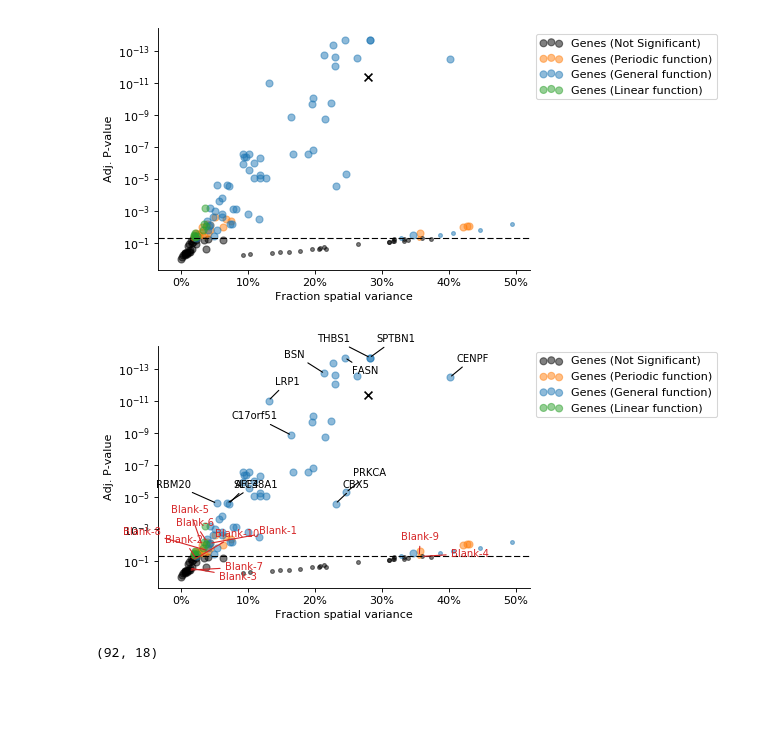
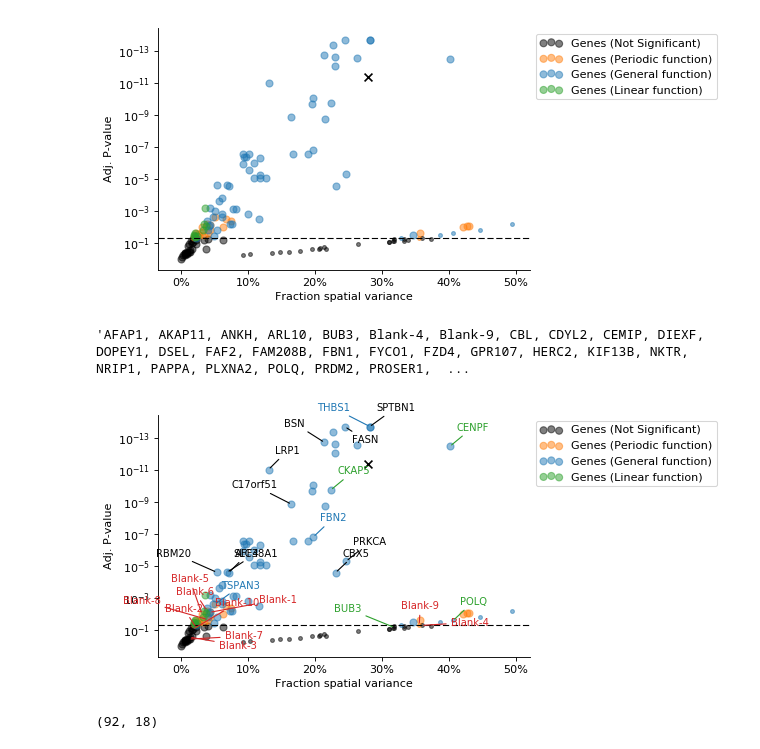
Before and after one commit to Teichlab/SpatialDE, a Jupyter notebook: Analysis/MERFISH/MERFISH Analysis.ipynb, the cells around one changed output. Drawn from its saved outputs; the diff is of its cells as text; code cells hidden in the pictures; blank space fills up the shorter version.

Commit message:
Annotated Moffit cell proliferation genes in FSV-pval plot

```diff
--- a/Analysis/MERFISH/MERFISH Analysis.ipynb
+++ b/Analysis/MERFISH/MERFISH Analysis.ipynb
@@ -256,3 +256,7 @@ plt.figure(figsize=(6, 4), dpi=80)
 SpatialDE.plot.FSV_sig(results, ms_results)
 # %% [output]
 [figure]
+# %%
+', '.join(results.g.tolist())
+# %% [output]
+'AFAP1, AKAP11, ANKH, ARL10, BUB3, Blank-4, Blank-9, CBL, CDYL2, CEMIP, DIEXF, DOPEY1, DSEL, FAF2, FAM208B, FBN1, FYCO1, FZD4, GPR107, HERC2, KIF13B, NKTR, NRIP1, PAPPA, PLXNA2, POLQ, PRDM2, PROSER1,  ...
@@ -281,36 +288,79 @@ y_offsets = {'Blank-3': 2e-1,
              'Blank-10': 3e1,
              'Blank-7': 1}
 for i, r in tmp.iterrows():
     xy = (r['FSV'], r['qval'])
     xyt = (xy[0] + x_offsets.get(r['g'], 0.01),
            xy[1] / y_offsets.get(r['g'], 1e1),)
     plt.annotate(r['g'], xy, xyt, color='tab:red', horizontalalignment='right',
                  arrowprops={'arrowstyle': '-', 'color': 'tab:red'}, size=9)
 
+
+# Annotate highly dividing genes
+x_offsets = {'THBS1': -0.08,
+             'BSN': -0.06,
+             'GTF3C4': 0.1,
+             'C17orf51': -0.09,
+             'GTF3C4': -0.09,
+             'RBM20': -0.09,
+             'BRCA2': -0.09,
+             'BUB3': -0.09}
+y_offsets = {'THBS1': 1e1,
+             'CDYL2': 4e-1,
+             'GTF3C4': 5e0,
+             'BRCA2': 1e1,
+             'FASN': 1e-1}
+tmp = results.query('g in @moffit_genes_plus')
+for i, r in tmp.iterrows():
+    xy = (r['FSV'], r['qval'])
+    xyt = (xy[0] + x_offsets.get(r['g'], 0.01),
+           xy[1] / y_offsets.get(r['g'], 1e1),)
+    plt.annotate(r['g'], xy, xyt, color='tab:green', arrowprops={'arrowstyle': '-', 'color': 'tab:green'}, size=9)
+
+# Annotate lowly dividing genes
+x_offsets = {'THBS1': -0.08,
+             'BSN': -0.06,
+             'GTF3C4': 0.1,
+             'C17orf51': -0.09,
+             'GTF3C4': -0.09,
+             'RBM20': -0.09,
+             'BRCA2': -0.09}
+y_offsets = {'THBS1': 1e1,
+             'CDYL2': 4e-1,
+             'GTF3C4': 5e0,
+             'BRCA2': 1e1,
+             'FASN': 1e-1}
+tmp = results.query('g in @moffit_genes_minus')
+for i, r in tmp.iterrows():
+    xy = (r['FSV'], r['qval'])
+    xyt = (xy[0] + x_offsets.get(r['g'], 0.01),
+           xy[1] / y_offsets.get(r['g'], 1e1),)
+    plt.annotate(r['g'], xy, xyt, color='tab:blue', arrowprops={'arrowstyle': '-', 'color': 'tab:blue'}, size=9)
+
+
 # Annotate top genes
 x_offsets = {'THBS1': -0.08,
              'BSN': -0.06,
              'GTF3C4': 0.1,
              'C17orf51': -0.09,
              'GTF3C4': -0.09,
              'RBM20': -0.09,
              'BRCA2': -0.09}
 y_offsets = {'THBS1': 1e1,
              'CDYL2': 4e-1,
              'GTF3C4': 5e0,
              'BRCA2': 1e1,
              'FASN': 1e-1}
-tmp = results.query('g in @top_per_ls.g')
+tmp = results.query('g in @top_per_ls.g and g not in @moffit_genes_minus and g not in @moffit_genes_plus')
 for i, r in tmp.iterrows():
     xy = (r['FSV'], r['qval'])
     xyt = (xy[0] + x_offsets.get(r['g'], 0.01),
            xy[1] / y_offsets.get(r['g'], 1e1),)
-    plt.annotate(r['g'], xy, xyt, color='k', arrowprops={'arrowstyle': '-'}, size=9)
+    plt.annotate(r['g'], xy, xyt, color='k', arrowprops={'arrowstyle': '-', }, size=9)
 
 
 plt.savefig('FSV_pval_MF.pdf', bbox_inches='tight');
 # %% [output]
-[figure, old version]
+[figure, new version]
 # %%
 results.query('qval < 0.05').shape
 # %% [output]
```
Also changed, not shown: parts of 1 cell of this notebook.
